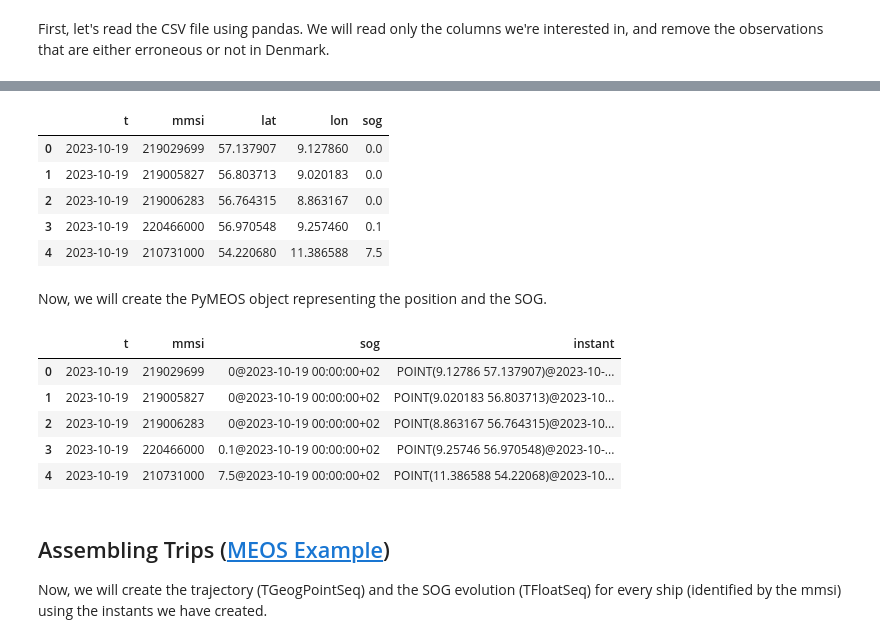
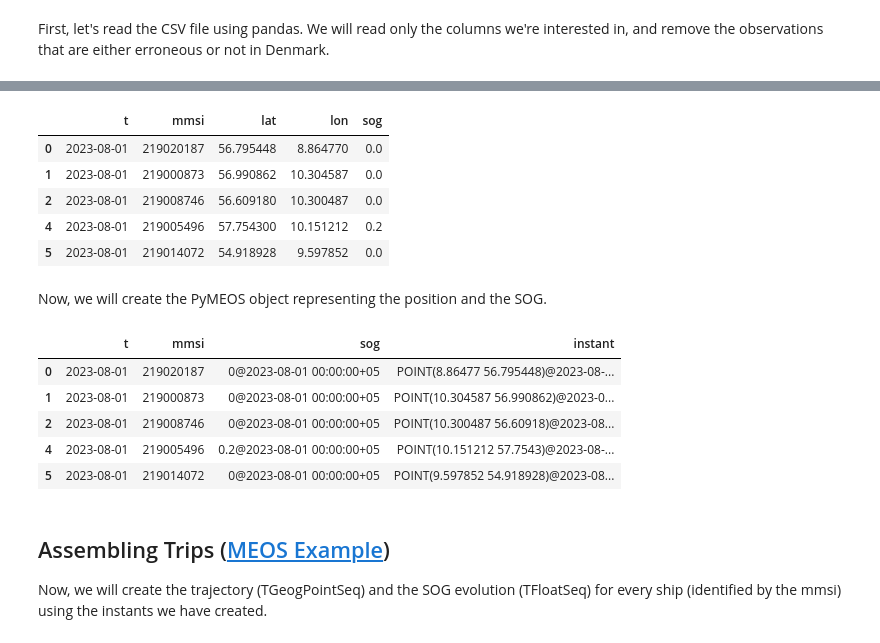
Before and after one commit to MobilityDB/PyMEOS, a Jupyter notebook: pymeos_examples/PyMEOS_Examples/AIS.ipynb, the cells around one changed output, grey strips where cells are left out. Saved outputs shown, nothing was run; the diff lists cells and outputs as text; code cells hidden in the pictures.

```diff
--- a/pymeos_examples/PyMEOS_Examples/AIS.ipynb
+++ b/pymeos_examples/PyMEOS_Examples/AIS.ipynb
@@ -40,7 +40,7 @@ First, let's read the CSV file using pandas. We will read only the columns we're
 # %%
 %%time
 ais = pd.read_csv(
-    "./data/aisdk-2023-10-19.zip",
+    "./data/aisdk-2023-08-01.zip",
     usecols=["# Timestamp", "MMSI", "Latitude", "Longitude", "SOG"],
 )
 ais.columns = ["t", "mmsi", "lat", "lon", "sog"]
@@ -59,9 +59,9 @@ Wall time: 18.3 s
 |  | t | mmsi | lat | lon | sog |
-| 0 | 2023-10-19 | 219029699 | 57.137907 | 9.127860 | 0.0 |
-| 1 | 2023-10-19 | 219005827 | 56.803713 | 9.020183 | 0.0 |
-| 2 | 2023-10-19 | 219006283 | 56.764315 | 8.863167 | 0.0 |
-| 3 | 2023-10-19 | 220466000 | 56.970548 | 9.257460 | 0.1 |
-| 4 | 2023-10-19 | 210731000 | 54.220680 | 11.386588 | 7.5 |
+| 0 | 2023-08-01 | 219020187 | 56.795448 | 8.864770 | 0.0 |
+| 1 | 2023-08-01 | 219000873 | 56.990862 | 10.304587 | 0.0 |
+| 2 | 2023-08-01 | 219008746 | 56.609180 | 10.300487 | 0.0 |
+| 4 | 2023-08-01 | 219005496 | 57.754300 | 10.151212 | 0.2 |
+| 5 | 2023-08-01 | 219014072 | 54.918928 | 9.597852 | 0.0 |
 # %% [markdown]
 Now, we will create the PyMEOS object representing the position and the SOG.
 # %%
@@ -77,11 +77,11 @@ ais.drop(["lat", "lon"], axis=1, inplace=True)
 ais.head()
 # %% [output]
 |  | t | mmsi | sog | instant |
-| 0 | 2023-10-19 | 219029699 | 0@2023-10-19 00:00:00+02 | POINT(9.12786 57.137907)@2023-10-... |
-| 1 | 2023-10-19 | 219005827 | 0@2023-10-19 00:00:00+02 | POINT(9.020183 56.803713)@2023-10... |
-| 2 | 2023-10-19 | 219006283 | 0@2023-10-19 00:00:00+02 | POINT(8.863167 56.764315)@2023-10... |
-| 3 | 2023-10-19 | 220466000 | 0.1@2023-10-19 00:00:00+02 | POINT(9.25746 56.970548)@2023-10-... |
-| 4 | 2023-10-19 | 210731000 | 7.5@2023-10-19 00:00:00+02 | POINT(11.386588 54.22068)@2023-10... |
+| 0 | 2023-08-01 | 219020187 | 0@2023-08-01 00:00:00+05 | POINT(8.86477 56.795448)@2023-08-... |
+| 1 | 2023-08-01 | 219000873 | 0@2023-08-01 00:00:00+05 | POINT(10.304587 56.990862)@2023-0... |
+| 2 | 2023-08-01 | 219008746 | 0@2023-08-01 00:00:00+05 | POINT(10.300487 56.60918)@2023-08... |
+| 4 | 2023-08-01 | 219005496 | 0.2@2023-08-01 00:00:00+05 | POINT(10.151212 57.7543)@2023-08-... |
+| 5 | 2023-08-01 | 219014072 | 0@2023-08-01 00:00:00+05 | POINT(9.597852 54.918928)@2023-08... |
 # %% [markdown]
 ## Assembling Trips ([MEOS Example](https://libmeos.org/tutorialprograms/meos_assemble_ais/))
 
```
Also changed, not shown: parts of 8 cells of this notebook.
